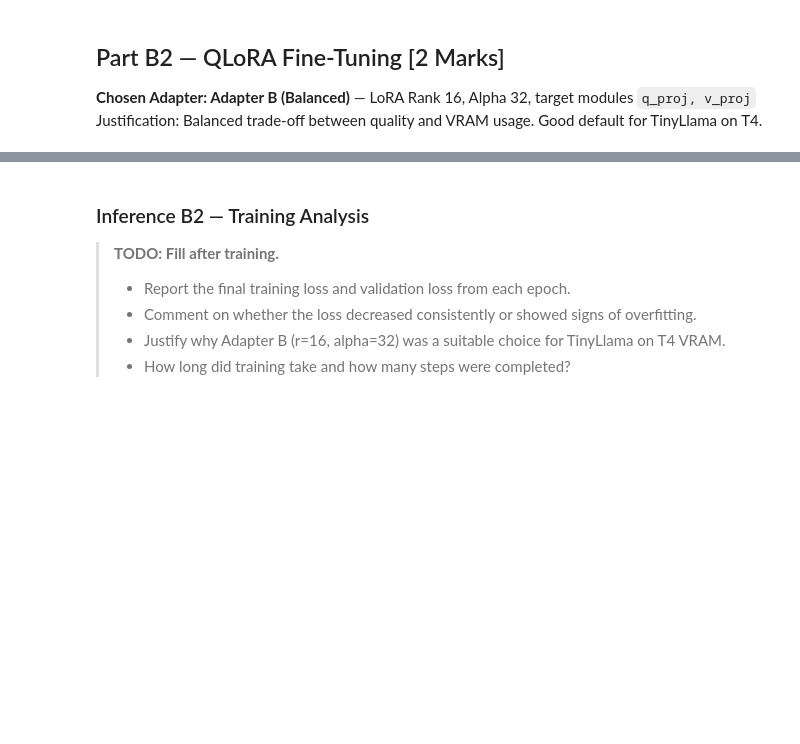
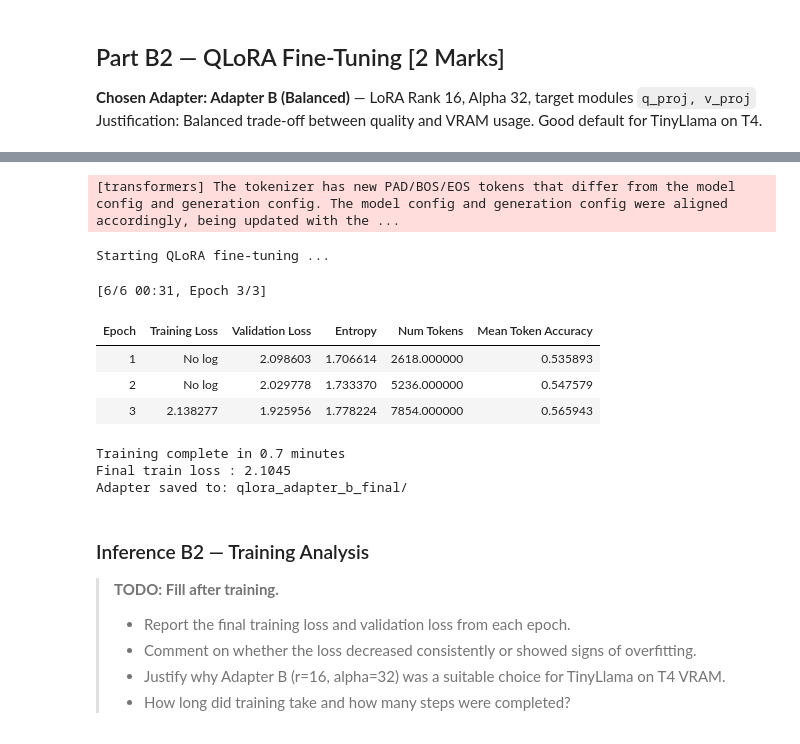
Before and after one commit to rajeshshenoi/Bits-Sem3-LLM, a Jupyter notebook: Assignment_1B_Manufacturing_LLM.ipynb, the cells around one changed output, grey strips where cells are left out. Cells and saved outputs as stored; diff of their text form; code cells hidden in the pictures; blank space fills up the shorter version.

```diff
--- a/Assignment_1B_Manufacturing_LLM.ipynb
+++ b/Assignment_1B_Manufacturing_LLM.ipynb
@@ -1031,23 +1100,35 @@ print(train_dataset[0]['text'][:300])
 # ── Training Hyperparameters ─────────────────────────────────────────────────
 # Chosen for TinyLlama-1.1B on T4 (16 GB VRAM) with ~16-20 training examples.
 
-training_args = TrainingArguments(
+training_args = SFTConfig(
     output_dir="./qlora_adapter_b",
+
     num_train_epochs=3,              # 3 epochs on small dataset
     per_device_train_batch_size=2,   # small batch fits T4 VRAM
     gradient_accumulation_steps=4,   # effective batch size = 8
+
     warmup_steps=5,
     learning_rate=2e-4,              # standard LoRA learning rate
+
     fp16=False,
     bf16=True,                       # use bfloat16 for compute
+
     logging_steps=5,
-    evaluation_strategy="epoch",
+    eval_strategy="epoch",           # updated argument name
     save_strategy="epoch",
+
     load_best_model_at_end=True,
+
     optim="paged_adamw_8bit",        # memory-efficient optimiser for QLoRA
     max_grad_norm=0.3,
     lr_scheduler_type="cosine",
-    report_to="none"
+
+    report_to="none",
+
+    # New TRL setting:
+    # Computes loss only on the completion portion of a
+    # prompt-completion dataset.
+    completion_only_loss=True,
 )
 
 print("=== TRAINING HYPERPARAMETERS ===")
@@ -1062,28 +1153,37 @@ print(f"  Max sequence length   : 512 (set in SFTTrainer below)")
 # %%
 # ── Run SFT Training ─────────────────────────────────────────────────────────
 trainer = SFTTrainer(
     model=qlora_model,
     args=training_args,
     train_dataset=train_dataset,
     eval_dataset=eval_dataset,
-    tokenizer=tokenizer,
-    dataset_text_field="text",
-    max_seq_length=512
+    processing_class=tokenizer,
 )
 
 print("Starting QLoRA fine-tuning ...")
 t_start = time.time()
 train_result = trainer.train()
 t_end = time.time()
 
 print(f"\nTraining complete in {(t_end - t_start)/60:.1f} minutes")
 print(f"Final train loss : {train_result.training_loss:.4f}")
 
 # Save the adapter
 ADAPTER_PATH = Path("qlora_adapter_b_final")
 trainer.model.save_pretrained(str(ADAPTER_PATH))
 tokenizer.save_pretrained(str(ADAPTER_PATH))
 print(f"Adapter saved to: {ADAPTER_PATH}/")
+# %% [output]
+[transformers] The tokenizer has new PAD/BOS/EOS tokens that differ from the model config and generation config. The model config and generation config were aligned accordingly, being updated with the ...
+Starting QLoRA fine-tuning ...
+[6/6 00:31, Epoch 3/3]
+| Epoch | Training Loss | Validation Loss | Entropy | Num Tokens | Mean Token Accuracy |
+| 1 | No log | 2.098603 | 1.706614 | 2618.000000 | 0.535893 |
+| 2 | No log | 2.029778 | 1.733370 | 5236.000000 | 0.547579 |
+| 3 | 2.138277 | 1.925956 | 1.778224 | 7854.000000 | 0.565943 |
+Training complete in 0.7 minutes
+Final train loss : 2.1045
+Adapter saved to: qlora_adapter_b_final/
 # %% [markdown]
 ### Inference B2 — Training Analysis
 
```
Also changed, not shown: parts of 26 cells of this notebook.
